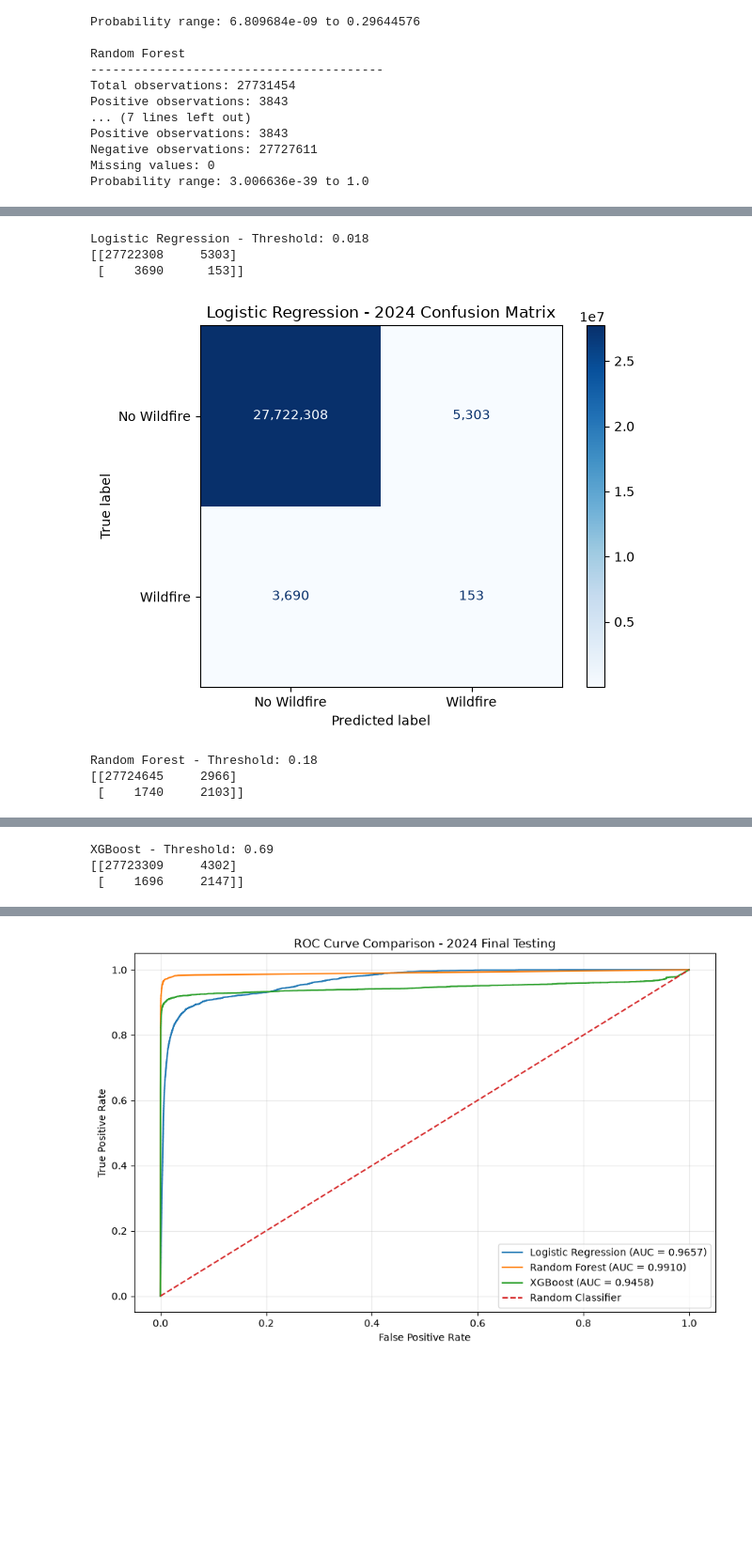
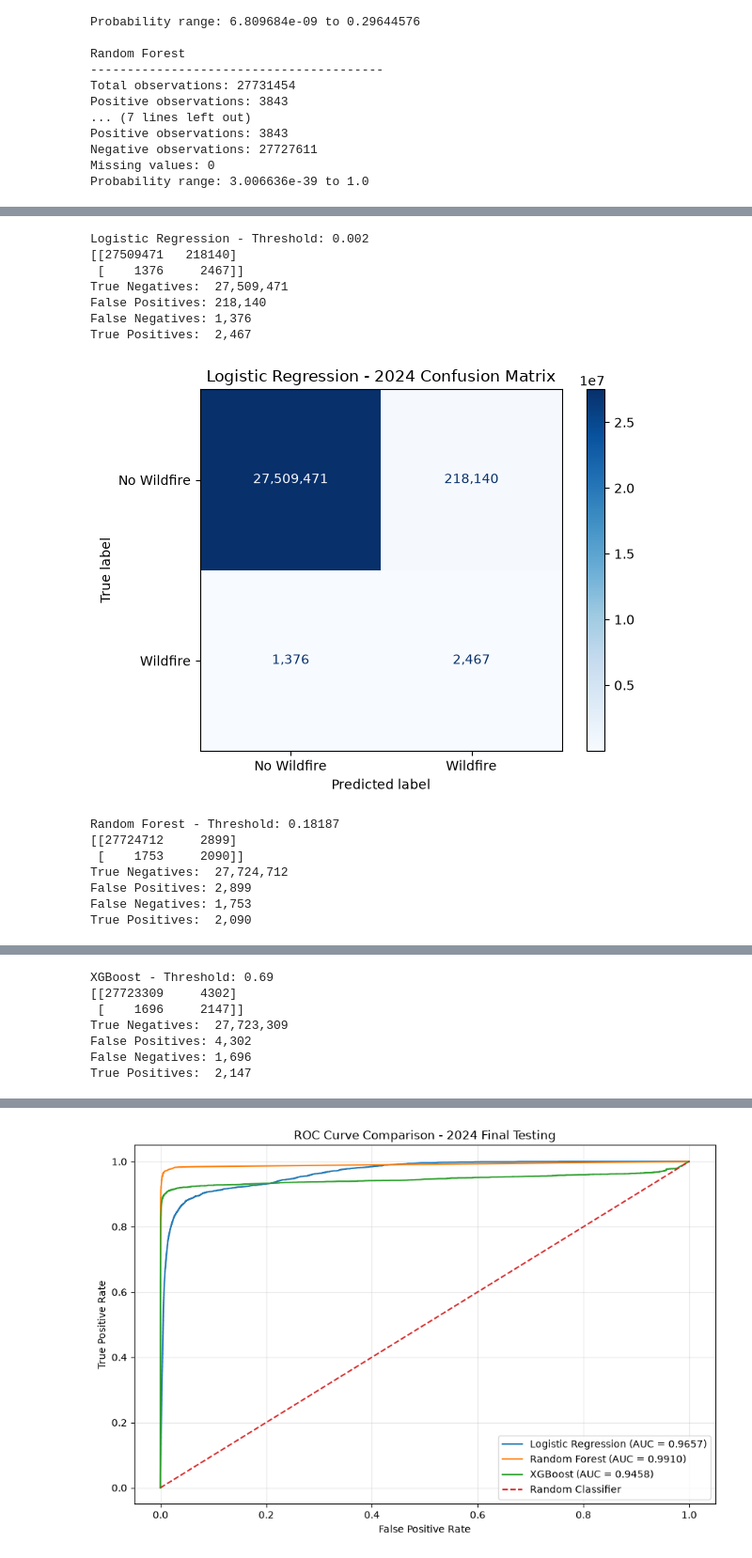
Before and after one commit to Aydapty/wildfire-prediction-ca, a Jupyter notebook: Model_Testing.ipynb, the cells around one changed output, grey strips where cells are left out. Shown at 94% size. Saved outputs shown, nothing was run; the diff lists cells and outputs as text; code cells hidden in the pictures; blank space fills up the shorter version.

Commit message:
Update wildfire model evaluation and README

```diff
--- a/Model_Testing.ipynb
+++ b/Model_Testing.ipynb
@@ -159,32 +139,5 @@ Date range: 2023-01-01 00:00:00 to 2023-12-31 00:00:00
 # %%
-# Final thresholds selected using 2023 validation
-thresholds = {
-    "Logistic Regression": 0.018,
-    "Random Forest": 0.180,
-    "XGBoost": 0.690
-}
-
-results_2023 = []
-
-for model, df in validation_predictions.items():
-
-    threshold = thresholds[model]
-
-    y_true = df["y_test"]
-    y_prob = df["y_prob"]
-    y_pred = (y_prob >= threshold).astype(int)
-
-    results_2023.append({
-        "Model": model,
-        "Threshold": threshold,
-        "Precision": precision_score(y_true, y_pred, zero_division=0),
-        "Recall": recall_score(y_true, y_pred, zero_division=0),
-        "F1 Score": f1_score(y_true, y_pred, zero_division=0),
-        "ROC-AUC": roc_auc_score(y_true, y_prob),
-        "Average Precision": average_precision_score(y_true, y_prob)
-    })
-
-results_2023 = pd.DataFrame(results_2023)
+# Display final 2023 validation results
 
 display(results_2023.round(6).style.hide(axis="index"))
 # %% [output]
@@ -373,9 +326,9 @@ for model, df in test_predictions.items():
         "Model": model,
         "Threshold": threshold,
         "Accuracy": accuracy_score(y_true, y_pred),
-        "Precision": precision_score(y_true, y_pred),
-        "Recall": recall_score(y_true, y_pred),
-        "F1 Score": f1_score(y_true, y_pred),
+        "Precision": precision_score(y_true, y_pred,zero_division=0),
+        "Recall": recall_score(y_true, y_pred,zero_division=0),
+        "F1 Score": f1_score(y_true, y_pred,zero_division=0),
         "ROC-AUC": roc_auc_score(y_true, y_prob),
         "Average Precision": average_precision_score(y_true, y_prob)
     })
@@ -390,42 +343,61 @@ display(results_2024.round(6).style.hide(axis="index"))
 | XGBoost | 0.690000 | 0.999784 | 0.332920 | 0.558678 | 0.417217 | 0.945847 | 0.270442 |
 # %%
 # Confusion Matrix Analysis
-# Confusion matrices provide a detailed comparison between actual and predicted wildfire observations. They show true negatives, false positives, false negatives, and true positives for each model.
+# Compare actual and predicted wildfire observations for each model.
 
 from sklearn.metrics import ConfusionMatrixDisplay
 
 for model, df in test_predictions.items():
+
     threshold = thresholds[model]
 
     y_true = df["y_test"]
     y_pred = (df["y_prob"] >= threshold).astype(int)
 
     cm = confusion_matrix(y_true, y_pred)
 
+    tn, fp, fn, tp = cm.ravel()
+
     print(f"\n{model} - Threshold: {threshold}")
     print(cm)
+    print(f"True Negatives:  {tn:,}")
+    print(f"False Positives: {fp:,}")
+    print(f"False Negatives: {fn:,}")
+    print(f"True Positives:  {tp:,}")
 
     disp = ConfusionMatrixDisplay(
         confusion_matrix=cm,
         display_labels=["No Wildfire", "Wildfire"]
     )
 
     disp.plot(cmap="Blues", values_format=",")
     plt.title(f"{model} - 2024 Confusion Matrix")
     plt.tight_layout()
     plt.show()
 # %% [output]
-Logistic Regression - Threshold: 0.018
-[[27722308     5303]
- [    3690      153]]
+Logistic Regression - Threshold: 0.002
+[[27509471   218140]
+ [    1376     2467]]
+True Negatives:  27,509,471
+False Positives: 218,140
+False Negatives: 1,376
+True Positives:  2,467
-[figure, old version]
+[figure, new version]
-Random Forest - Threshold: 0.18
-[[27724645     2966]
- [    1740     2103]]
+Random Forest - Threshold: 0.18187
+[[27724712     2899]
+ [    1753     2090]]
+True Negatives:  27,724,712
+False Positives: 2,899
+False Negatives: 1,753
+True Positives:  2,090
 [figure]
 XGBoost - Threshold: 0.69
 [[27723309     4302]
  [    1696     2147]]
+True Negatives:  27,723,309
+False Positives: 4,302
+False Negatives: 1,696
+True Positives:  2,147
 [figure]
 # %%
 # Model Performance Visualizations
```
Also changed, not shown: parts of 13 cells of this notebook, 1 other file.
